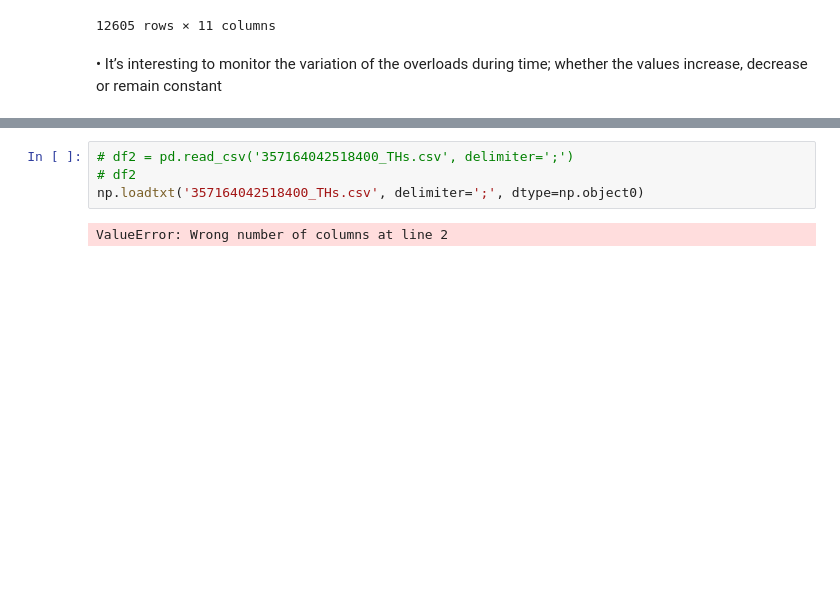
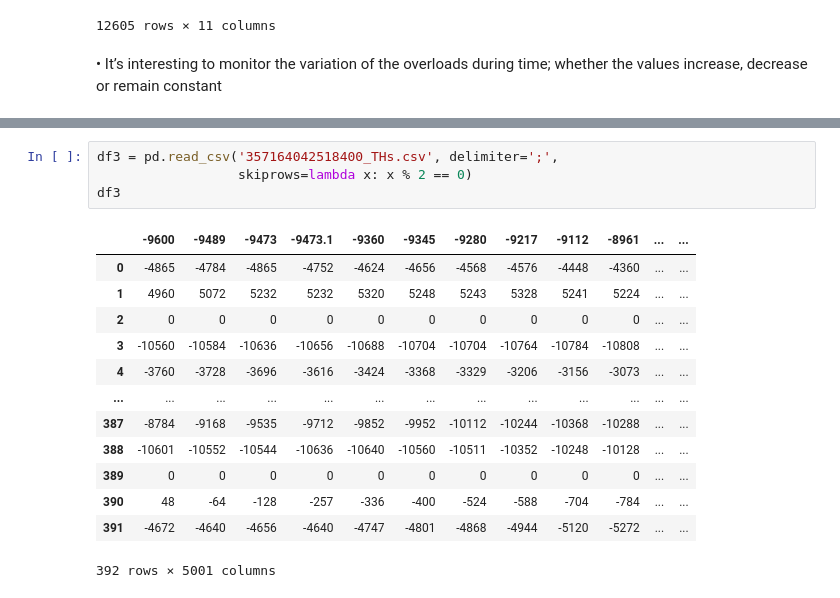
Before and after one commit to OmidSa75/Data_scinece-Smartset-overloads-PoliMI, a Jupyter notebook: main.ipynb, the cells around one changed output, grey strips where cells are left out. Saved outputs shown, nothing was run; the diff lists cells and outputs as text; blank space fills up the shorter version.

```diff
--- a/main.ipynb
+++ b/main.ipynb
@@ -177,6 +180,18 @@ df1['']
 # %%
-# df2 = pd.read_csv('357164042518400_THs.csv', delimiter=';')
-# df2
-np.loadtxt('357164042518400_THs.csv', delimiter=';', dtype=np.object0)
+df3 = pd.read_csv('357164042518400_THs.csv', delimiter=';',
+                  skiprows=lambda x: x % 2 == 0)
+df3
 # %% [output]
+|  | -9600 | -9489 | -9473 | -9473.1 | -9360 | -9345 | -9280 | -9217 | -9112 | -8961 | ... | ... |
+| 0 | -4865 | -4784 | -4865 | -4752 | -4624 | -4656 | -4568 | -4576 | -4448 | -4360 | ... | ... |
+| 1 | 4960 | 5072 | 5232 | 5232 | 5320 | 5248 | 5243 | 5328 | 5241 | 5224 | ... | ... |
+| 2 | 0 | 0 | 0 | 0 | 0 | 0 | 0 | 0 | 0 | 0 | ... | ... |
+| 3 | -10560 | -10584 | -10636 | -10656 | -10688 | -10704 | -10704 | -10764 | -10784 | -10808 | ... | ... |
+| 4 | -3760 | -3728 | -3696 | -3616 | -3424 | -3368 | -3329 | -3206 | -3156 | -3073 | ... | ... |
+| ... | ... | ... | ... | ... | ... | ... | ... | ... | ... | ... | ... | ... |
+| 387 | -8784 | -9168 | -9535 | -9712 | -9852 | -9952 | -10112 | -10244 | -10368 | -10288 | ... | ... |
+| 388 | -10601 | -10552 | -10544 | -10636 | -10640 | -10560 | -10511 | -10352 | -10248 | -10128 | ... | ... |
+| 389 | 0 | 0 | 0 | 0 | 0 | 0 | 0 | 0 | 0 | 0 | ... | ... |
+| 390 | 48 | -64 | -128 | -257 | -336 | -400 | -524 | -588 | -704 | -784 | ... | ... |
+| 391 | -4672 | -4640 | -4656 | -4640 | -4747 | -4801 | -4868 | -4944 | -5120 | -5272 | ... | ... |
-ValueError: Wrong number of columns at line 2
+392 rows × 5001 columns
```
Also changed, not shown: parts of 1 cell of this notebook.
